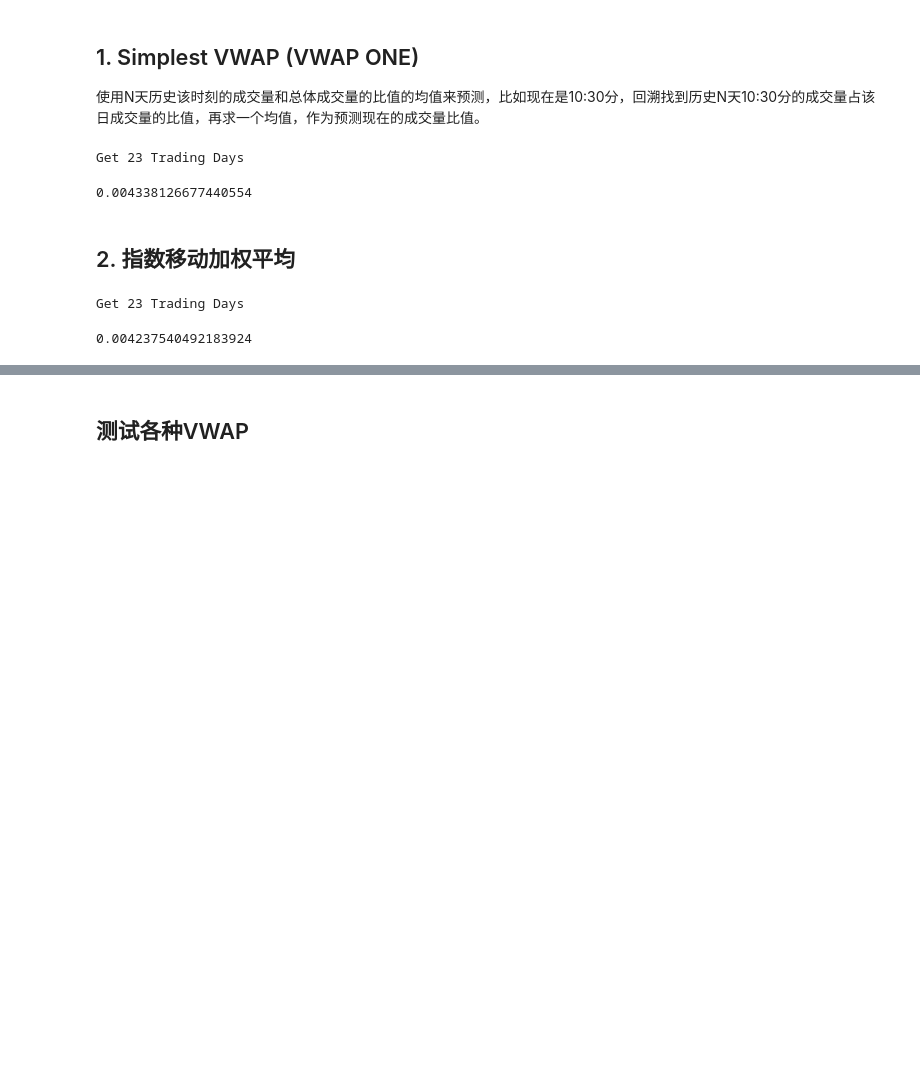
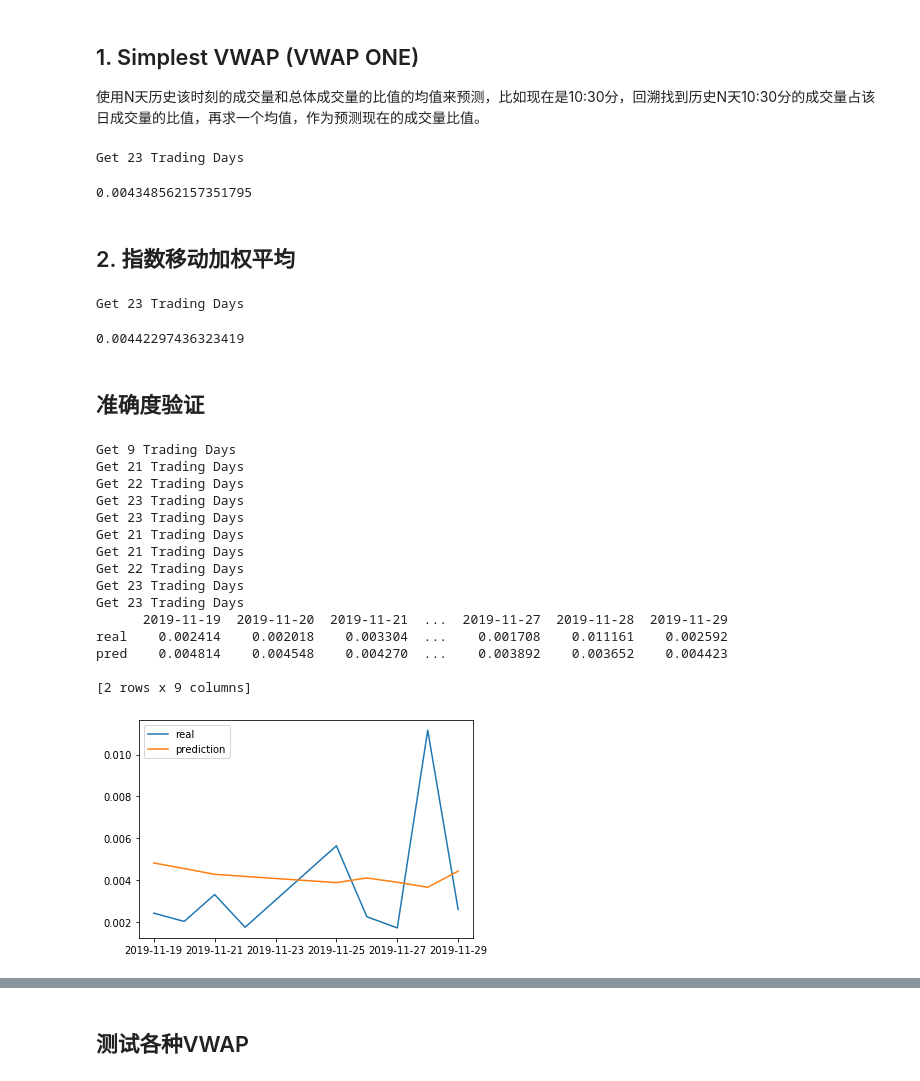
Before and after one commit to GehuaZhang/AlgoExecution, a Jupyter notebook: AlgoExecution.ipynb, the cells around one changed output, grey strips where cells are left out. Cells and saved outputs as stored; diff of their text form; code cells hidden in the pictures; blank space fills up the shorter version.

```diff
--- a/AlgoExecution.ipynb
+++ b/AlgoExecution.ipynb
@@ -67,7 +81,7 @@ def getEveryDay(begin_date,end_date):
         date_list.append(date_str)
         begin_date += datetime.timedelta(days=1)
     return date_list
-
+# Return df of information, tradeable dates
 def getTracebackData(data,begin_date,end_date):
   date_range=getEveryDay(begin_date,end_date)
   tmp_list=[]
@@ -80,19 +94,19 @@ def getTracebackData(data,begin_date,end_date):
     tmp_list.append(df)
   print("Get %s Trading Days"%(count))
   data=pd.concat(tmp_list).reset_index(drop=True)
-  return data
+  return [data,data["date"].unique()]
 # %% [markdown]
 ## 1. Simplest VWAP (VWAP ONE)
 
 使用N天历史该时刻的成交量和总体成交量的比值的均值来预测，比如现在是10:30分，回溯找到历史N天10:30分的成交量占该日成交量的比值，再求一个均值，作为预测现在的成交量比值。
 # %%
 N=30
-current_date = datetime.date(2019,11,30)
+current_date = datetime.date(2019,11,29)
 current_time = datetime.time(10,30,00)
 
 def volumePredictOne(data,current_date,current_time,N):
   traceback_date = current_date-datetime.timedelta(N+1)
-  data_traceback=getTracebackData(data,traceback_date,current_date-datetime.timedelta(1))
+  data_traceback=getTracebackData(data,traceback_date,current_date-datetime.timedelta(1))[0]
   data_grouped=data_traceback.groupby("date")
   tmp_ratio=[]
   for name, info in data_grouped:
@@ -100,17 +114,17 @@ def volumePredictOne(data,current_date,current_time,N):
     cumulative_volume=info["volume"].sum()
     tmp_ratio.append(spot_volume/cumulative_volume)
   tmp_ratio=[x[0] for x in tmp_ratio]
-  return tmp_ratio
-np.mean(volumePredictOne(data,current_date,current_time,N))
+  return [tmp_ratio,np.mean(tmp_ratio)]
+volumePredictOne(data,current_date,current_time,N)[1]
 # %% [output]
 Get 23 Trading Days
-0.004338126677440554
+0.004348562157351795
 # %% [markdown]
 ## 2. 指数移动加权平均
 # %%
 beta = 0.9
 N=30
-current_date = datetime.date(2019,11,30)
+current_date = datetime.date(2019,11,29)
 current_time = datetime.time(10,30,00)
 def generateExpAvgWeight(beta,N):
   tmp_weight = []
@@ -121,12 +135,52 @@ def generateExpAvgWeight(beta,N):
   return tmp_weight
 generateExpAvgWeight(beta,N)
 
-def volumePredictiEWA(data,current_date,current_time,beta,N):
-  ratio = np.array(volumePredictOne(data,current_date,current_time,N))
+def volumePredictEWA(data,current_date,current_time,N,beta=0.9):
+  ratio,_ = np.array(volumePredictOne(data,current_date,current_time,N))
   weight = generateExpAvgWeight(beta,len(ratio))
-  return sum(np.multiply(ratio,weight))
+  return [ratio,sum(np.multiply(ratio,weight))]
 
-volumePredictiEWA(data,current_date,current_time,beta,N)
+volumePredictEWA(data,current_date,current_time,N,beta=beta)[1]
 # %% [output]
 Get 23 Trading Days
-0.004237540492183924
+0.00442297436323419
+# %% [markdown]
+## 准确度验证
+# %%
+def predAccuracy(func,data,current_date,current_time,testLength,N):
+  pred_list,real_ratio = {},{}
+  data_traceback, tradeableDate = getTracebackData(data,current_date-datetime.timedelta(testLength),current_date)
+  for tmp_date in tradeableDate:
+    pred_list[tmp_date]=(func(data,tmp_date,current_time,N)[1])
+
+  data_grouped=data_traceback.groupby("date")
+  for name, info in data_grouped:
+    spot_volume=info[info["time"]==current_time]["volume"].values[0]
+    cumulative_volume=info["volume"].sum()
+    real_ratio[name]=spot_volume/cumulative_volume
+  df_acc = pd.DataFrame([real_ratio,pred_list],index=["real","pred"])
+  return df_acc
+# %%
+tmp= predAccuracy(volumePredictEWA,data,current_date,current_time,10,N)
+print(tmp)
+plt.plot(tmp.loc["real"])
+plt.plot(tmp.loc["pred"])
+plt.legend(['real', 'prediction'], loc='upper left')
+plt.show()
+# %% [output]
+Get 9 Trading Days
+Get 21 Trading Days
+Get 22 Trading Days
+Get 23 Trading Days
+Get 23 Trading Days
+Get 21 Trading Days
+Get 21 Trading Days
+Get 22 Trading Days
+Get 23 Trading Days
+Get 23 Trading Days
+      2019-11-19  2019-11-20  2019-11-21  ...  2019-11-27  2019-11-28  2019-11-29
+real    0.002414    0.002018    0.003304  ...    0.001708    0.011161    0.002592
+pred    0.004814    0.004548    0.004270  ...    0.003892    0.003652    0.004423
+
+[2 rows x 9 columns]
+[figure, added]
```
Also changed, not shown: parts of 4 cells of this notebook.
